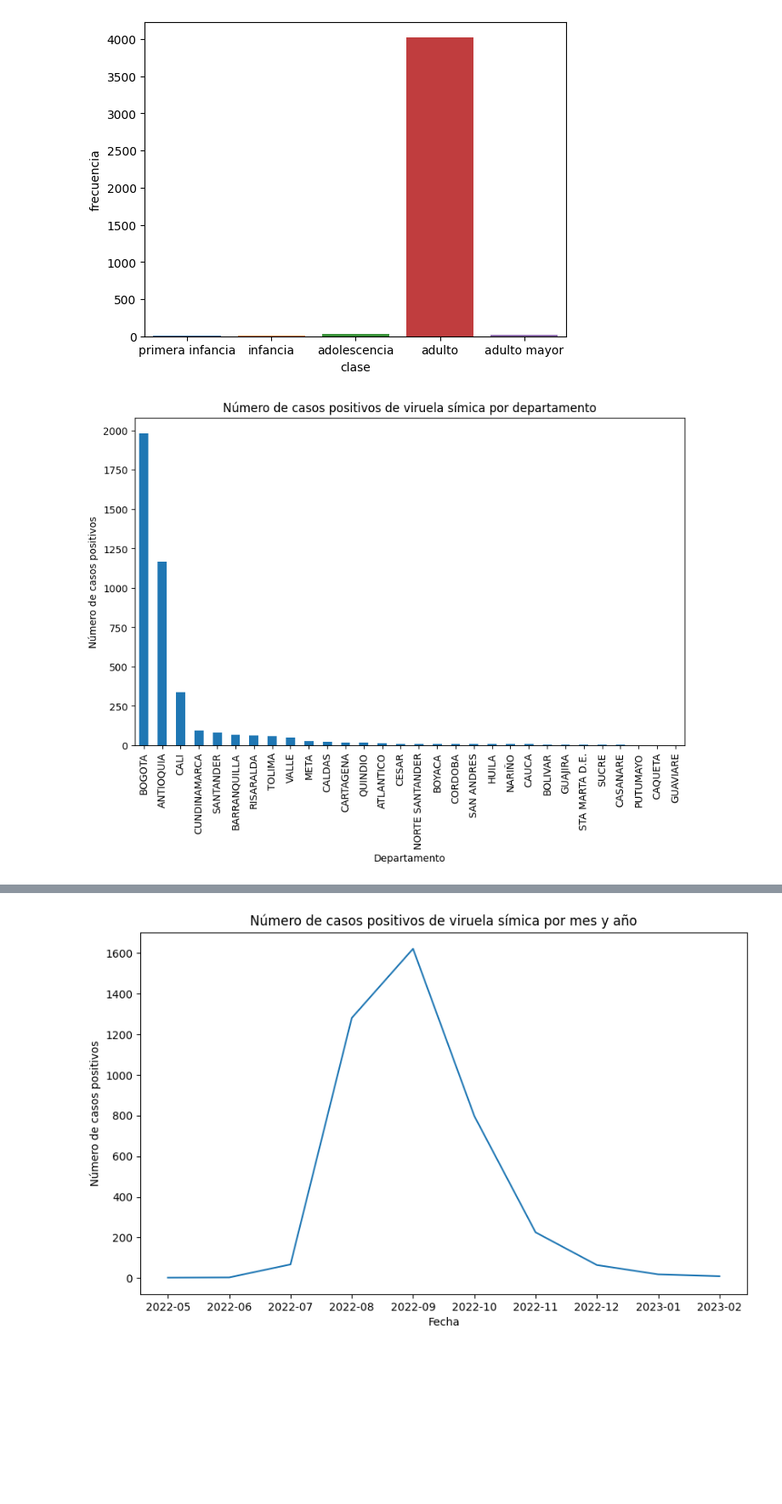
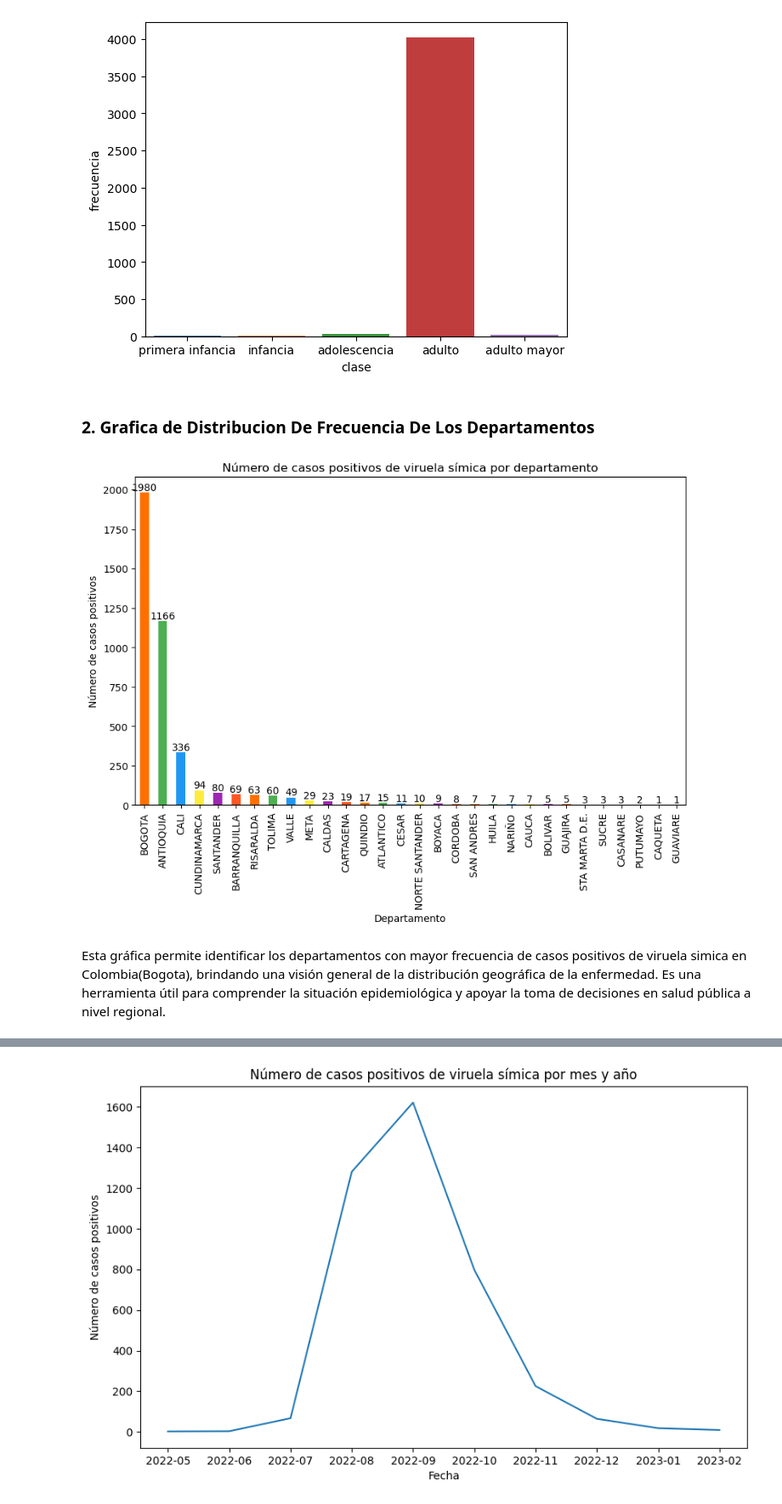
Before and after one commit to Karenmezz/Estadistica, a Jupyter notebook: Estadistica J1/Entregable.ipynb, the cells around one changed output, grey strips where cells are left out. Shown at 85% size. Drawn from its saved outputs; the diff is of its cells as text; code cells hidden in the pictures; blank space fills up the shorter version.

```diff
--- a/Estadistica J1/Entregable.ipynb
+++ b/Estadistica J1/Entregable.ipynb
@@ -173,16 +258,24 @@ sns.barplot(data=df, x='clase', y='frecuencia')
 # %% [output]
 <Axes: xlabel='clase', ylabel='frecuencia'>
 [figure]
+# %% [markdown]
+### 2. Grafica de Distribucion De Frecuencia De Los Departamentos
 # %%
-# Agrupar los datos por departamento y contar el número de casos positivos en cada departamento
+df=pd.read_csv("./Casos_positivos_de_Viruela_s_mica_en_Colombia.csv")
+
 por_departamento = df['Departamento'].value_counts().sort_values(ascending=False)
-
-# Crear un gráfico de barras con el número de casos positivos por departamento
 plt.figure(figsize=(10, 6))
-por_departamento.plot(kind='bar')
+por_departamento.plot(kind='bar', color = ['#FF6F00', '#4CAF50', '#2196F3', '#FFEB3B', '#9C27B0', '#FF5722'])
+ax = por_departamento.plot(kind='bar', color=['#FF6F00', '#4CAF50', '#2196F3', '#FFEB3B', '#9C27B0', '#FF5722'])
 plt.xlabel('Departamento')
 plt.ylabel('Número de casos positivos')
 plt.title('Número de casos positivos de viruela símica por departamento')
+
+for i, v in enumerate(por_departamento):
+    ax.text(i, v, str(v), ha='center', va='bottom')
+
 plt.show()
 # %% [output]
-[figure, old version]
+[figure, new version]
+# %% [markdown]
+Esta gráfica permite identificar los departamentos con mayor frecuencia de casos positivos de viruela simica en Colombia(Bogota), brindando una visión general de la distribución geográfica de la enfermedad. Es una herramienta útil para comprender la situación epidemiológica y apoyar la toma de decisiones en salud pública a nivel regional.
```
Also changed, not shown: parts of 21 cells of this notebook.
